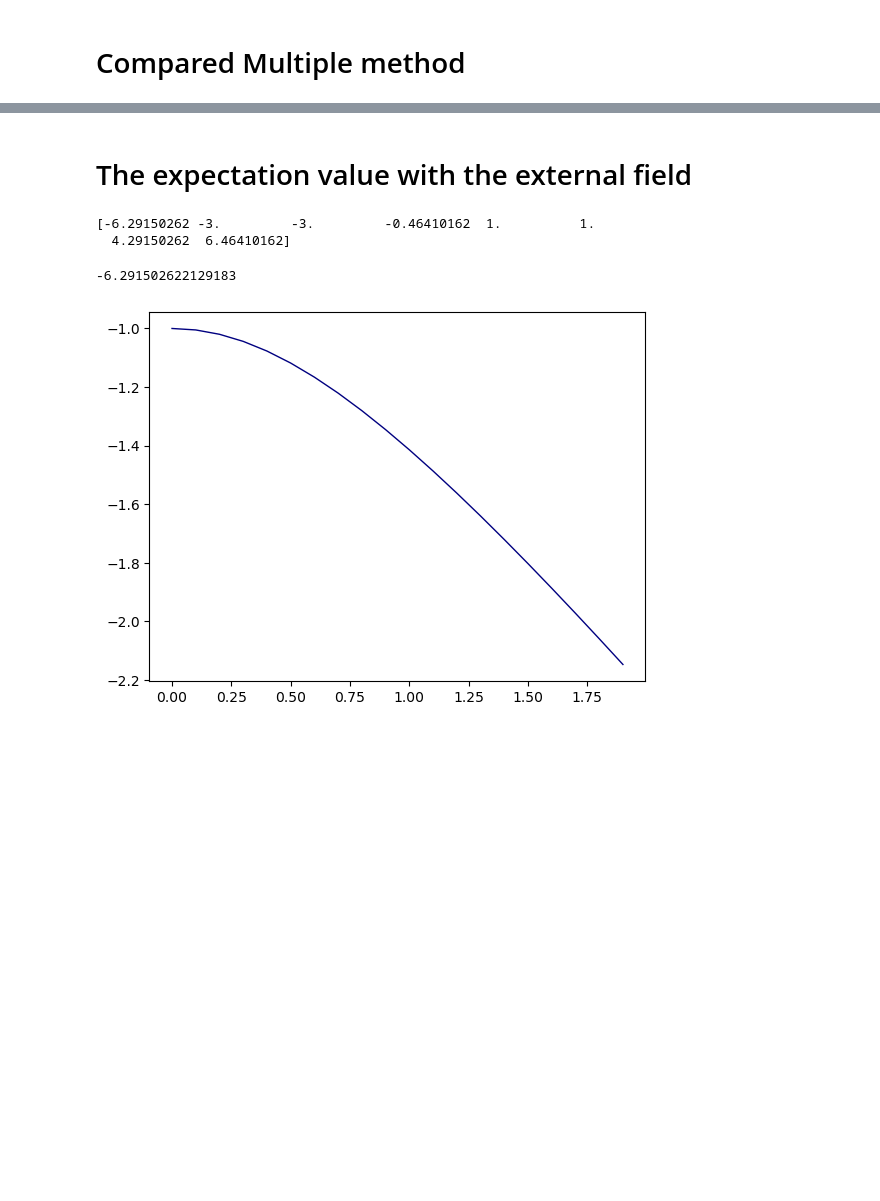
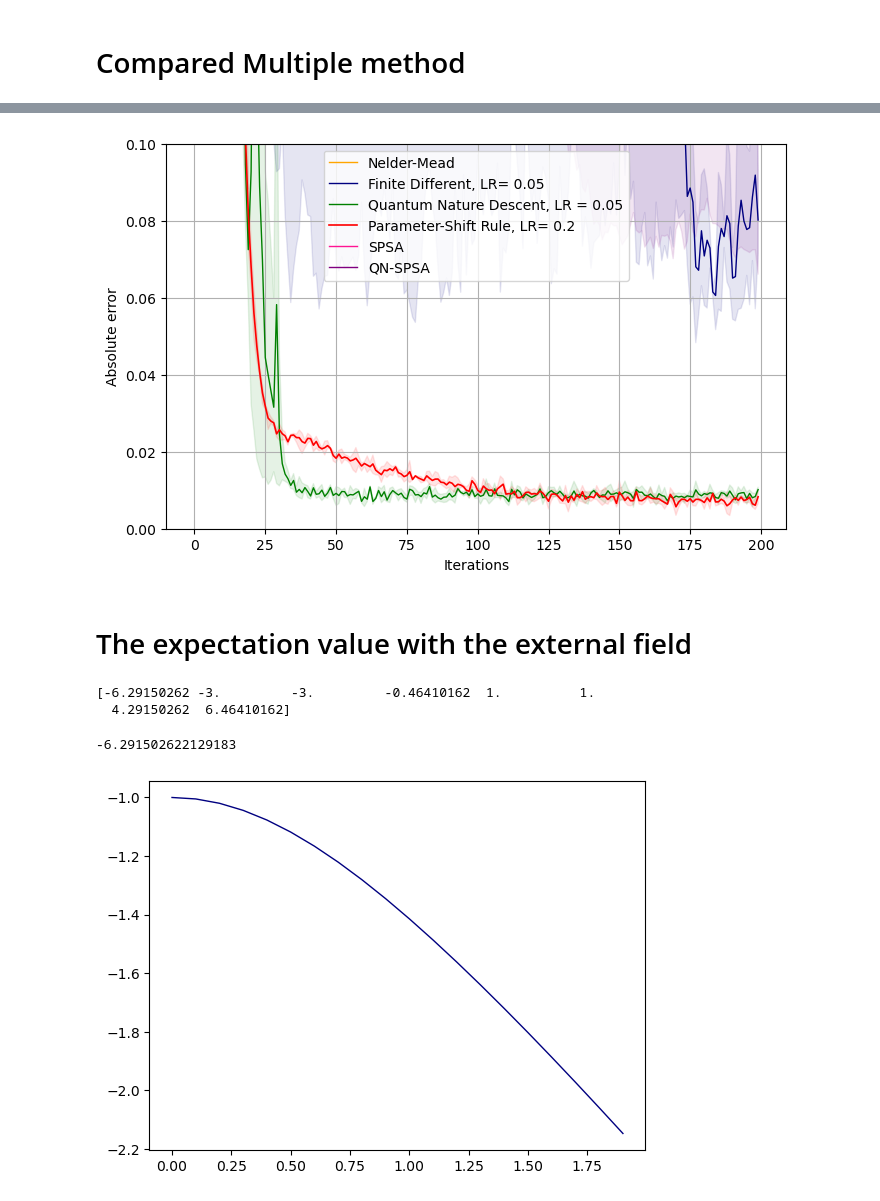
Before and after one commit to nguyenvulinh666/Variational-Quantum-EigeinSolver, a Jupyter notebook: data -8.ipynb, the cells around one changed output, grey strips where cells are left out. Drawn from its saved outputs; the diff is of its cells as text; code cells hidden in the pictures; blank space fills up the shorter version.

```diff
--- a/data -8.ipynb
+++ b/data -8.ipynb
@@ -1207,3 +1157,92 @@ plt.show()
+# %%
+%matplotlib inline
+import matplotlib.pyplot as plt
+# %matplotlib widget
+
+gs_energy = -17.01816447
+
+
+# Normal
+x = np.arange(0, len(PRS1_05))
+
+
+high_ND = np.zeros(len(Neal_mead_1))
+low_ND = np.zeros(len(Neal_mead_1))
+
+for i in range(len(Neal_mead_1)):
+    high_ND[i] = abs((max(Neal_mead_1[i], Neal_mead_2[i], Neal_mead_3[i]) - gs_energy)/gs_energy)
+    low_ND[i] = abs((min(Neal_mead_1[i], Neal_mead_2[i], Neal_mead_3[i]) - gs_energy)/gs_energy)
+
+
+high_FD_05 = np.zeros(len(FD1_05))
+low_FD_05 = np.zeros(len(FD1_05))
+
+for i in range(len(FD1_05)):
+    high_FD_05[i] = abs((max(FD1_05[i], FD2_05[i], FD3_05[i])-gs_energy)/gs_energy)
+    low_FD_05[i] = abs((min(FD1_05[i], FD2_05[i], FD3_05[i])-gs_energy)/gs_energy)
+
+
+
+high_QND_05 = np.zeros(len(QND3_01))
+low_QND_05 = np.zeros(len(QND3_01))
+
+for i in range(len(QND3_01)):
+    high_QND_05[i] = abs((max(QND1_05[i], QND2_05[i], QND3_05[i]) - gs_energy)/gs_energy)
+    low_QND_05[i] = abs((min(QND1_05[i], QND2_05[i], QND3_05[i]) - gs_energy)/gs_energy)
+
+high_PRS_2 = np.zeros(len(PRS1_15))
+low_PRS_2 = np.zeros(len(PRS1_15))
+
+for i in range(len(PRS1_15)):
+    high_PRS_2[i] = abs((max(PRS1_2[i], PRS2_2[i], PRS3_2[i])-gs_energy)/gs_energy)
+    low_PRS_2[i] = abs((min(PRS1_2[i], PRS2_2[i], PRS3_2[i])-gs_energy)/gs_energy)
+
+
+
+high_SPSA = np.zeros(len(SPSA1))
+low_SPSA = np.zeros(len(SPSA1))
+
+for i in range(len(SPSA1)):
+    high_SPSA[i] = abs((max(SPSA1[i], SPSA2[i], SPSA3[i]) - gs_energy)/gs_energy)
+    low_SPSA[i] = abs((min(SPSA1[i], SPSA2[i], SPSA3[i]) - gs_energy)/gs_energy)
+
+high_QN_SPSA = np.zeros(len(QN_SPSA3))
+low_QN_SPSA = np.zeros(len(QN_SPSA3))
+
+for i in range(len(SPSA1)):
+    high_QN_SPSA[i] = abs((max(QN_SPSA1[i], QN_SPSA2[i], QN_SPSA3[i]) - gs_energy)/gs_energy)
+    low_QN_SPSA[i] = abs((min(QN_SPSA1[i], QN_SPSA2[i], QN_SPSA3[i]) - gs_energy)/gs_energy)
+
+plt.figure(figsize=(8,5))
+
+
+plt.plot(abs(((Neal_mead_1+Neal_mead_2+Neal_mead_3)/3-gs_energy)/gs_energy), color='orange', lw=1, label='Nelder-Mead')
+plt.plot(abs(((FD1_05+FD2_05+FD3_05)/3-gs_energy)/gs_energy), color='navy', lw=1, label='Finite Different, LR= 0.05')
+plt.plot(abs(((QND1_05+QND2_05+QND3_05)/3-gs_energy)/gs_energy), color='green', lw=1, label='Quantum Nature Descent, LR = 0.05')
+plt.plot(abs(((PRS1_2+PRS2_2+PRS3_2)/3-gs_energy)/gs_energy), color='red', lw=1.2, label='Parameter-Shift Rule, LR= 0.2')
+plt.plot(abs(((SPSA1[0:200]+SPSA2[0:200]+SPSA3[0:200])/3-gs_energy)/gs_energy), color='deeppink', lw=1, label='SPSA')
+plt.plot(abs(((QN_SPSA1[0:200]+QN_SPSA2[0:200]+QN_SPSA3[0:200])/3-gs_energy)/gs_energy), color='purple', lw=1, label='QN-SPSA')
+
+plt.fill_between(x, high_ND, low_ND, color='orange', alpha=.1)
+plt.fill_between(x, high_FD_05, low_FD_05, color='navy', alpha=.1)
+plt.fill_between(x, high_QND_05, low_QND_05, color='green', alpha=.1)
+plt.fill_between(x, high_PRS_2, low_PRS_2,  color='red', alpha=.1)
+plt.fill_between(x, high_SPSA[0:200], low_SPSA[0:200], color='deeppink', alpha=.1)
+plt.fill_between(x, high_QN_SPSA[0:200], low_QN_SPSA[0:200], color='purple', alpha=.1)
+plt.ylabel('Absolute error')
+plt.xlabel('Iterations')
+# plt.axhline(y=gs_energy, color="tab:red", ls="--", lw=1, label="Target: " + str(gs_energy))
+# Exact ground state energy value
+# plt.axhline(y=0.001, color="silver", ls="--", lw=1, label="Target: " + str(f'{0.001}'))
+# plt.title('Parameter Shift Rule with various of learning rate')
+# plt.yscale('log')
+plt.ylim((0,.1))
+plt.legend()
+plt.grid()
+
+plt.show()
+# %% [output]
+[figure, added]
 # %% [markdown]
 # The expectation value with the external field
 # %%
```
Also changed, not shown: parts of 30 cells of this notebook, 4 other files.
